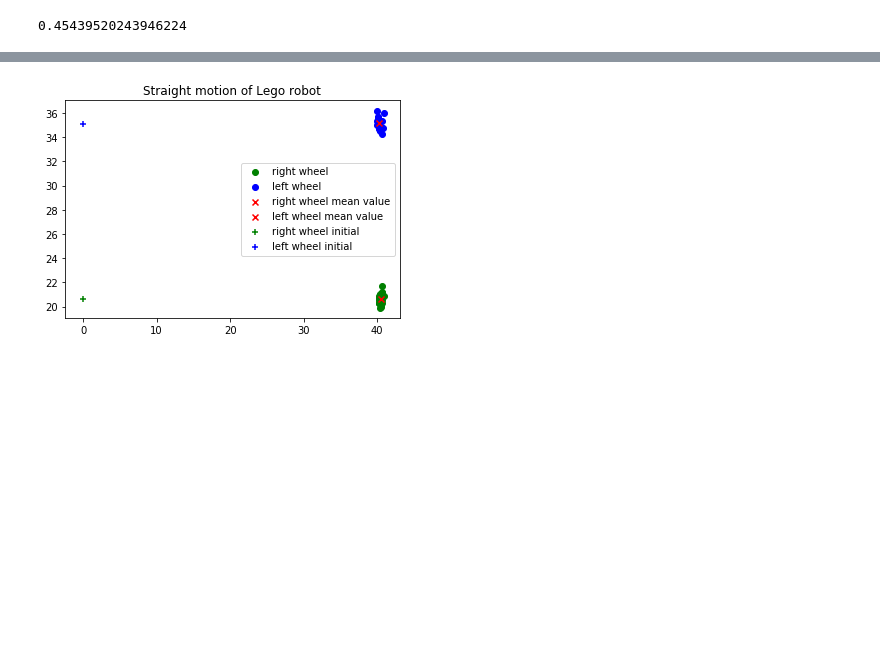
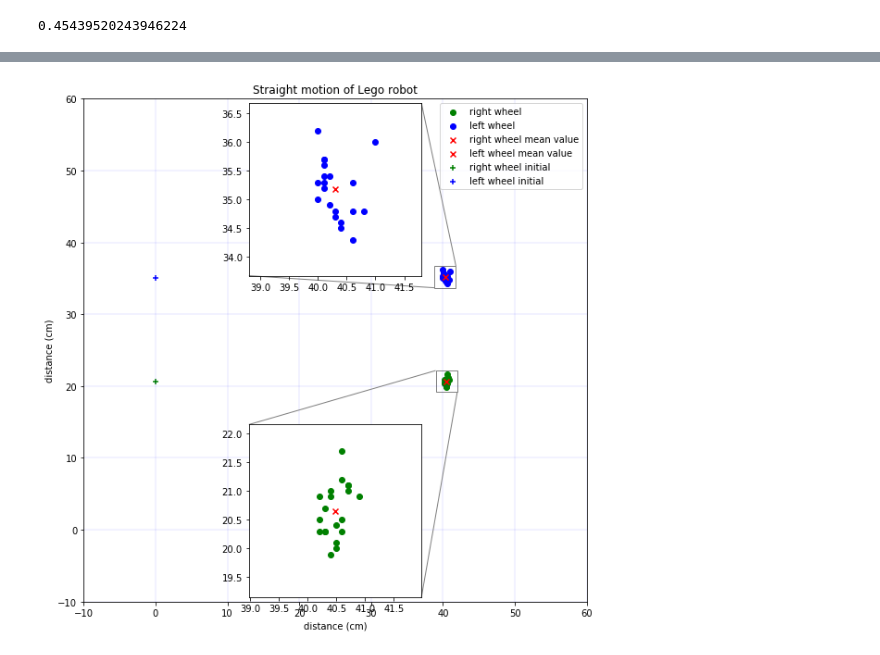
Before and after one commit to pranjaldhole/SEE, a Jupyter notebook: 20180426/SEEHomework_AbhishekPadalkar_MaxMensing_PranjalDhole_20180426.ipynb, the cells around one changed output, grey strips where cells are left out. Saved outputs shown, nothing was run; the diff lists cells and outputs as text; code cells hidden in the pictures; blank space fills up the shorter version.

Commit message:
grid lines, equal axes, zoom in

```diff
--- a/20180426/SEEHomework_AbhishekPadalkar_MaxMensing_PranjalDhole_20180426.ipynb
+++ b/20180426/SEEHomework_AbhishekPadalkar_MaxMensing_PranjalDhole_20180426.ipynb
@@ -151,13 +152,15 @@ l_ry_distance_mean = l_ry_distance.mean()
 l_lx_distance_mean = l_lx_distance.mean()
 l_ly_distance_mean = l_ly_distance.mean()
 # %%
-def plot_data(rx, ry, lx, ly, rx0, ry0, lx0, ly0, whichData):
+def plot_straight(rx, ry, lx, ly, rx0, ry0, lx0, ly0, whichData):
     rx_mean = rx.mean()
     ry_mean = ry.mean()
     lx_mean = lx.mean()
     ly_mean = ly.mean()
 
-    fig, ax = plt.subplots()
+    # fig, ax = plt.subplots()
+    fig = plt.figure(figsize=(10, 10))
+    ax = plt.gca()
     Rwheel = ax.scatter(rx, ry, c='g', label=('right wheel'.format(whichData)))
     Lwheel = ax.scatter(lx, ly, c='b', label=('left wheel'.format(whichData)))
     Rwheel_mean = ax.scatter(rx_mean, ry_mean, c='r', marker='x',\
@@ -169,13 +172,36 @@ def plot_data(rx, ry, lx, ly, rx0, ry0, lx0, ly0, whichData):
     Lwheel_init = ax.scatter(lx0, ly0, c='b', marker='+',\
                              label=('left wheel initial'.format(whichData)))
     ax.legend()
+
+    axin_r = zoomed_inset_axes(ax, 8, loc=8)
+    axin_r.scatter(rx, ry, c='g', label=('right wheel'.format(whichData)))
+    axin_r.scatter(rx_mean, ry_mean, c='r', marker='x',
+                   label=('right wheel mean value'.format(whichData)))
+    axin_r.set_xlim(rx_mean-1.5, rx_mean+1.5)
+    axin_r.set_ylim(ry_mean-1.5, ry_mean+1.5)
+    mark_inset(ax, axin_r, loc1=4, loc2=2, fc="none", ec="0.5")
+
+    axin_l = zoomed_inset_axes(ax, 8, loc=9)
+    axin_l.scatter(lx, ly, c='b', label=('left wheel'.format(whichData)))
+    axin_l.scatter(lx_mean, ly_mean, c='r', marker='x',
+                   label=('left wheel mean value'.format(whichData)))
+    axin_l.set_xlim(lx_mean-1.5, lx_mean+1.5)
+    axin_l.set_ylim(ly_mean-1.5, ly_mean+1.5)
+    mark_inset(ax, axin_l, loc1=1, loc2=3, fc="none", ec="0.5")
+
+    ax.set_aspect('equal')
+    ax.set_xlim(-10, 60)
+    ax.set_ylim(-10, 60)
+    ax.grid(color='b', linestyle='-', linewidth=.1)
     title = whichData+' motion of Lego robot'
     ax.set_title(title)
+    ax.set_xlabel('distance (cm)')
+    ax.set_ylabel('distance (cm)')
     fig.savefig('images/'+whichData)
     plt.show()
     plt.close()
 # %%
-plot_data(wheel_Rx_s,wheel_Ry_s,wheel_Lx_s,wheel_Ly_s,\
+plot_straight(wheel_Rx_s,wheel_Ry_s,wheel_Lx_s,wheel_Ly_s,\
           wheel_Rx0_s,wheel_Ry0_s,wheel_Lx0_s,wheel_Ly0_s,whichData='Straight')
 # %% [output]
-[figure, old version]
+[figure, new version]
```
Also changed, not shown: parts of 8 cells of this notebook, 4 other files.
